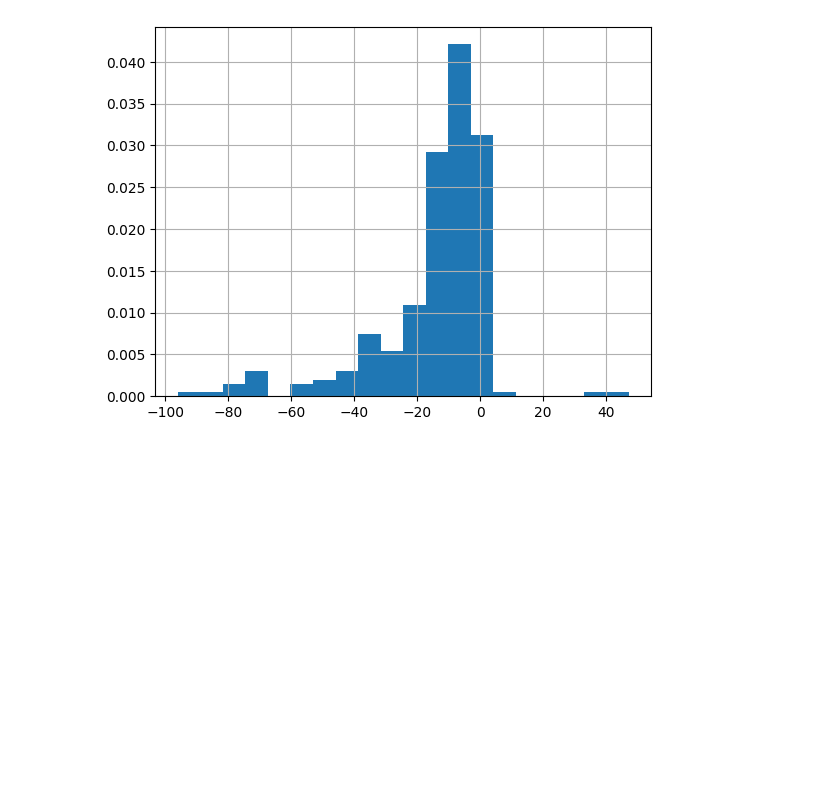
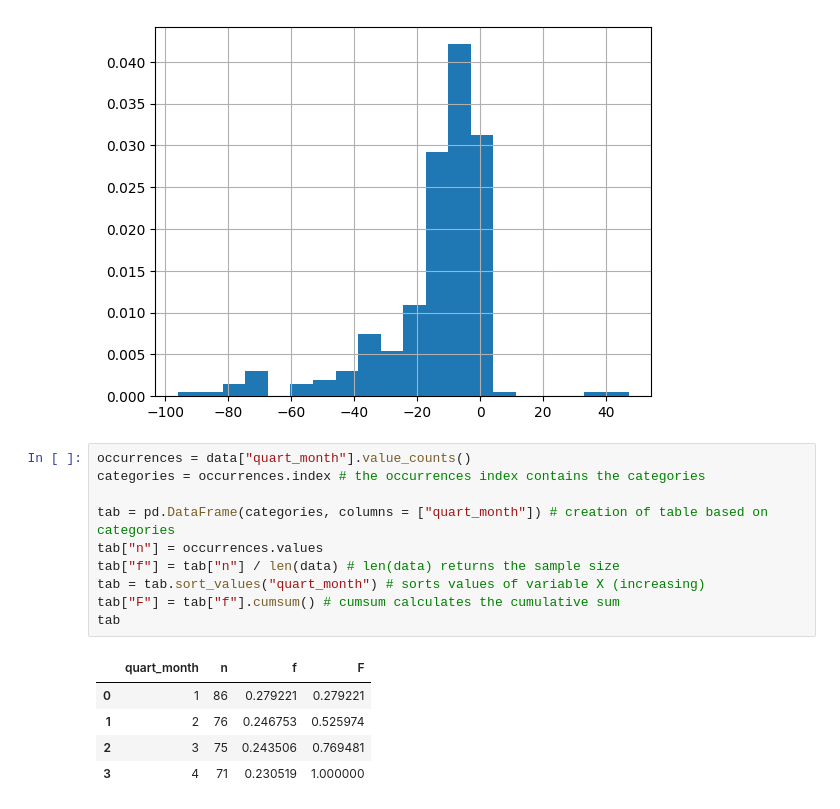
Before and after one commit to kadri-ayoub-2022/IA-repo-learning, a Jupyter notebook: perform initial data analysis/Empirical Distribution of a Variable.ipynb, the cells around one changed output. Saved outputs shown, nothing was run; the diff lists cells and outputs as text; blank space fills up the shorter version.

```diff
--- a/perform initial data analysi/Empirical Distribution of a Variable.ipynb
+++ b/perform initial data analysis/Empirical Distribution of a Variable.ipynb
@@ -34,3 +34,19 @@ plt.show()
 [figure]
 [figure]
 [figure]
+# %%
+occurrences = data["quart_month"].value_counts()
+categories = occurrences.index # the occurrences index contains the categories
+
+tab = pd.DataFrame(categories, columns = ["quart_month"]) # creation of table based on categories
+tab["n"] = occurrences.values
+tab["f"] = tab["n"] / len(data) # len(data) returns the sample size
+tab = tab.sort_values("quart_month") # sorts values of variable X (increasing)
+tab["F"] = tab["f"].cumsum() # cumsum calculates the cumulative sum
+tab
+# %% [output]
+|  | quart_month | n | f | F |
+| 0 | 1 | 86 | 0.279221 | 0.279221 |
+| 1 | 2 | 76 | 0.246753 | 0.525974 |
+| 2 | 3 | 75 | 0.243506 | 0.769481 |
+| 3 | 4 | 71 | 0.230519 | 1.000000 |
```
Also changed, not shown: 16 other files.
